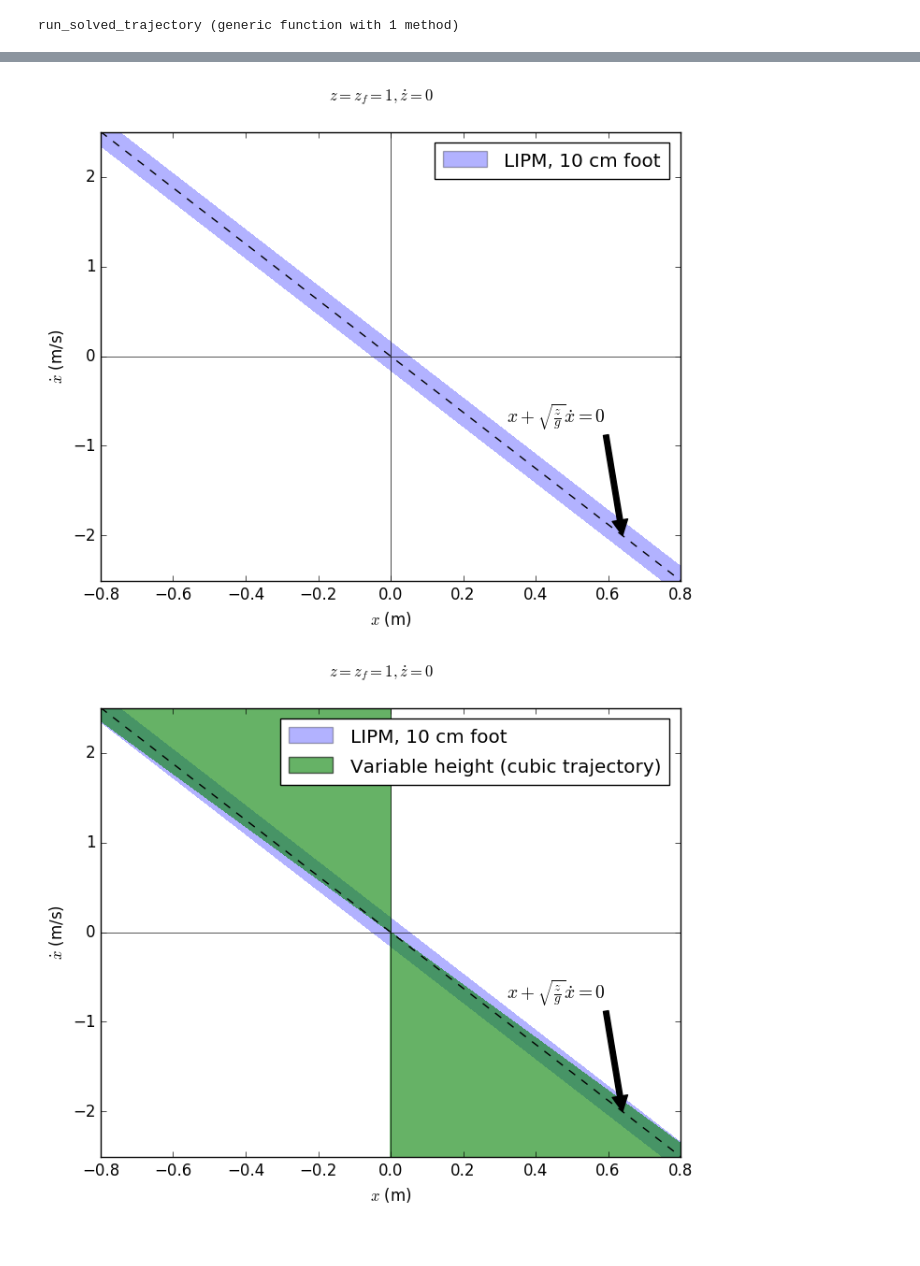
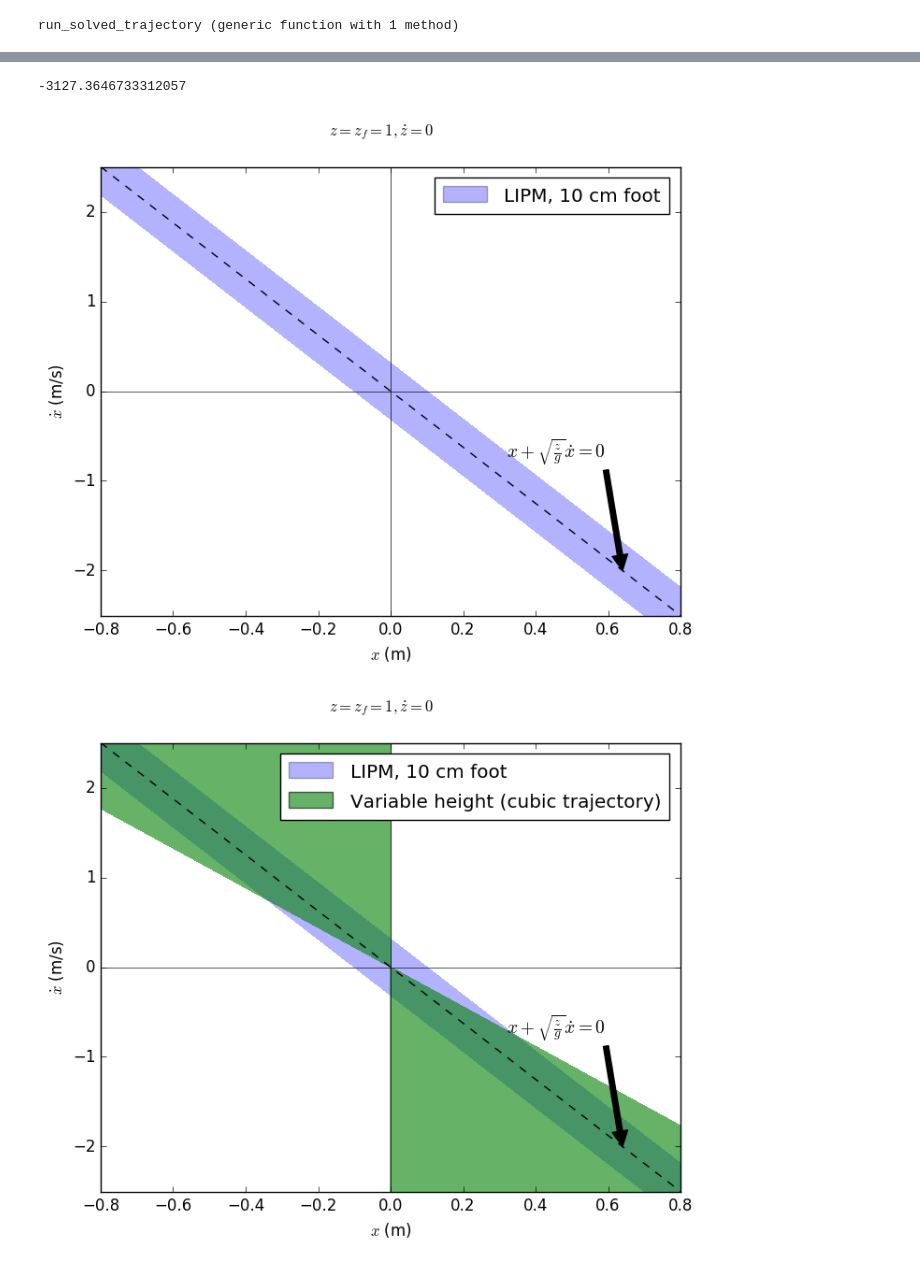
Before and after one commit to tkoolen/VariableHeightInvertedPendulum, a Jupyter notebook: notebook/VariableHeightInvertedPendulum.ipynb, the cells around one changed output, grey strips where cells are left out. Saved outputs shown, nothing was run; the diff lists cells and outputs as text; code cells hidden in the pictures.

```diff
--- a/notebook/VariableHeightInvertedPendulum.ipynb
+++ b/notebook/VariableHeightInvertedPendulum.ipynb
@@ -90,5 +95,5 @@ run_solved_trajectory("step_up", -0.5, 0.5, 2.5, 0.)
 # %%
-foot_size = 0.05
+foot_size = 0.1
 for show_variable_height in [false, true]
     font_size = 14
     plt[:rc]("font", size = font_size)
@@ -126,36 +131,38 @@ for show_variable_height in [false, true]
     arrowtip = [xarrowtip; -ω * xarrowtip]
     offset = [-diff(xrange) / 5; diff(xdrange) / 4]
     annotate(L"x + \sqrt{\frac{z}{g}} \dot{x} = 0", xy = arrowtip, xytext = arrowtip + offset, xycoords="data", arrowprops = Dict("facecolor"=>"black"))
 
 
     # axis labels
     xlabel(L"x" * " (m)")
     ylabel(L"\dot x" * " (m/s)")
 
     lipm_contour = contourf(x_grid, xd_grid, xic_grid, levels = [-Inf, foot_size], colors = lipm_color, alpha = lipm_alpha, zorder = 1)[:collections][1]
     lipm_proxy = plt[:Rectangle]((0,0),1,1, fc = lipm_color, alpha = lipm_alpha)
 
     if show_variable_height
         opposite_velocity_mask = max(-sign((x_grid .* xd_grid)), 0)
-        valid = VariableHeightInvertedPendulum.is_force_always_nonnegative_condition2(lipm.g, x_grid, zf, xd_grid, 0., zf) .* opposite_velocity_mask
+        #valid = VariableHeightInvertedPendulum.is_force_always_nonnegative_condition2(lipm.g, x_grid, zf, xd_grid, 0., zf) .* opposite_velocity_mask
+        valid = -(xd_grid ./ x_grid + 1 / sqrt(2) * sqrt(lipm.g / zf)) .* opposite_velocity_mask
         invalidcontour = contourf(x_grid, xd_grid, valid, levels = [0, Inf], colors = variable_height_color, alpha = variable_height_alpha, zorder = 1)
         variable_height_proxy = plt[:Rectangle]((0,0),1,1, fc = variable_height_color, alpha = variable_height_alpha)
     end
 
     if show_variable_height
         legend([lipm_proxy, variable_height_proxy], ["LIPM, 10 cm foot", "Variable height (cubic trajectory)"])
     else
         legend([lipm_proxy], ["LIPM, 10 cm foot"])
     end
 
     suptitle(L"z = z_f = 1, \dot{z} = 0")
     savefig("/Users/twan/Documents/MIT/presentations/160606 dynamic walking/figures/ss_variable_height_$(show_variable_height).pdf")
 
     plt[:rcdefaults]()
 end
 # %% [output]
+-3127.3646733312057
-[figure, old version]
+[figure, new version]
-[figure, old version]
+[figure, new version]
 # %%
 L"\frac{\mathbf{f}_{\mathrm{gr}}}{mg} \cdot \frac{\mathbf{q}}{|| \mathbf{q} ||}"
 # %% [output]
```
Also changed, not shown: parts of 6 cells of this notebook, 7 other files.
